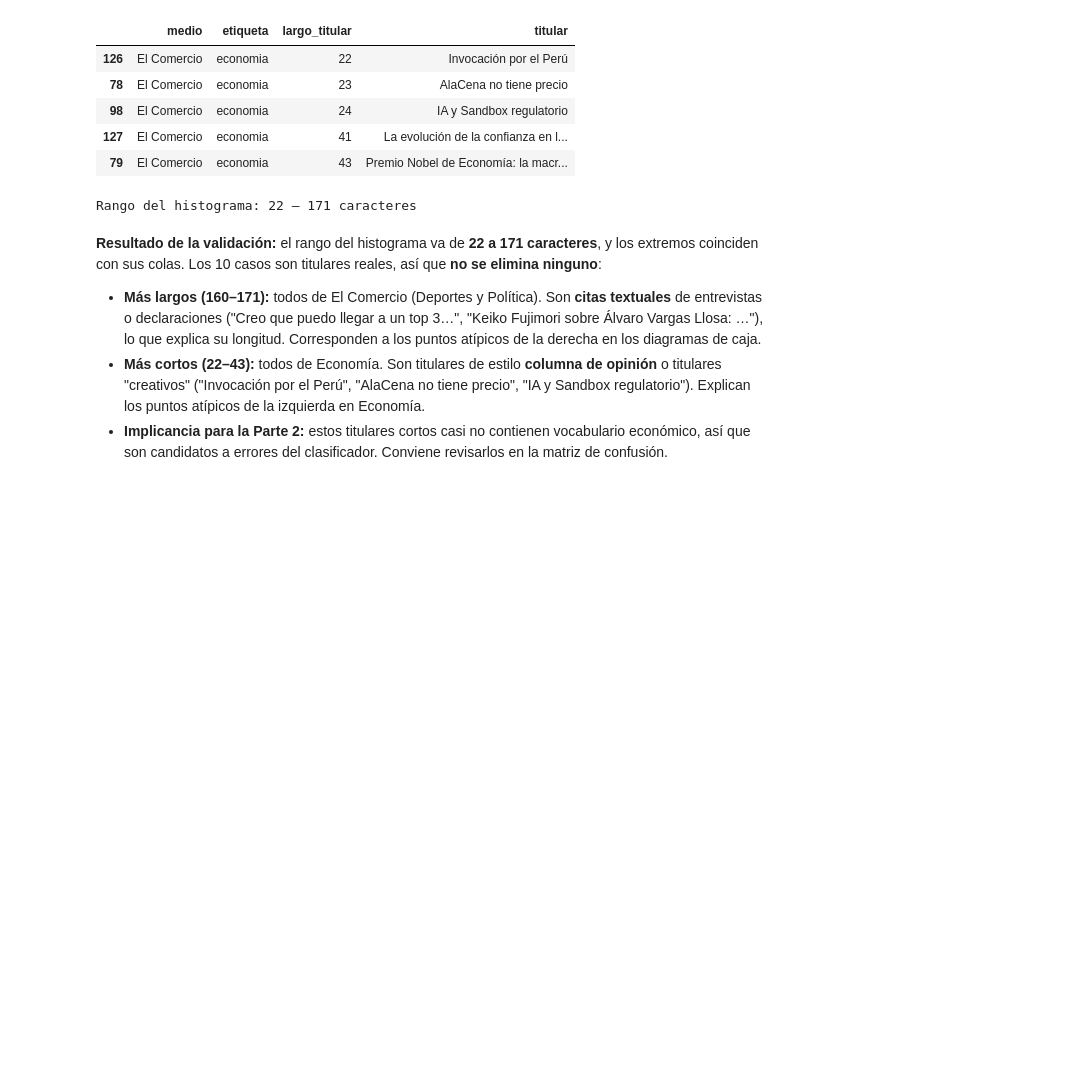
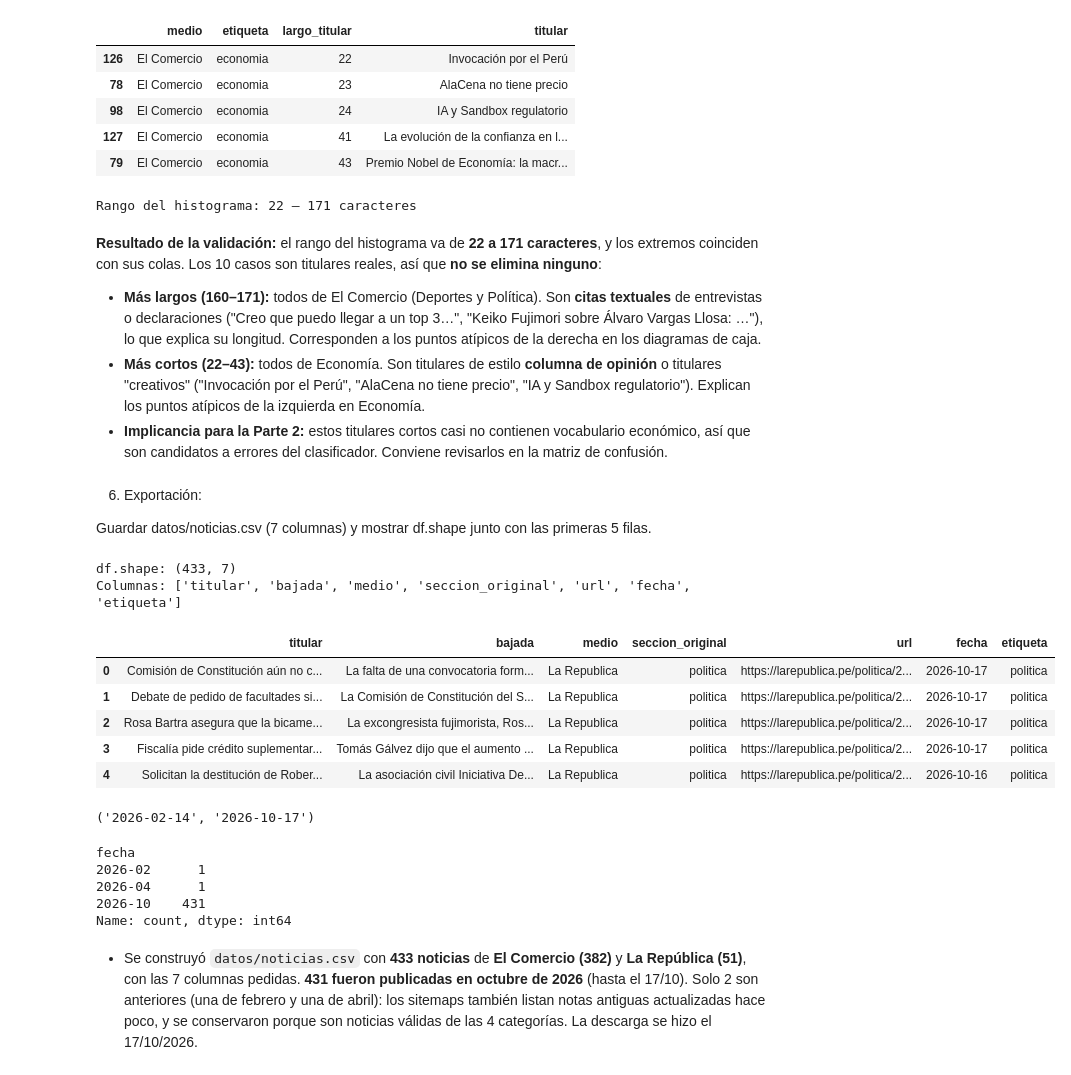
Before and after one commit to ValMur123/python_intermedio, a Jupyter notebook: tarea_1/01_recoleccion.ipynb, the cells around one changed output. Drawn from its saved outputs; the diff is of its cells as text; code cells hidden in the pictures; blank space fills up the shorter version.

```diff
--- a/tarea_1/01_recoleccion.ipynb
+++ b/tarea_1/01_recoleccion.ipynb
@@ -696,3 +658,48 @@ con sus colas. Los 10 casos son titulares reales, así que **no se elimina ningu
   la izquierda en Economía.
 - **Implicancia para la Parte 2:** estos titulares cortos casi no contienen vocabulario económico, así que son
   candidatos a errores del clasificador. Conviene revisarlos en la matriz de confusión.
+# %% [markdown]
+6. Exportación:
+
+Guardar datos/noticias.csv (7 columnas) y mostrar df.shape junto con las primeras 5 filas.
+# %%
+COLUMNAS = ["titular", "bajada", "medio", "seccion_original", "url", "fecha", "etiqueta"]
+
+# 1) Dataset final: solo las 7 columnas obligatorias, en el orden de la tarea
+final = df[COLUMNAS].reset_index(drop=True)
+final.to_csv(os.path.join(DIR_DATOS, "noticias.csv"), index=False, encoding="utf-8-sig")
+
+# 2) Evidencia de la limpieza: noticias descartadas y su motivo
+df_desc.to_csv(os.path.join(DIR_RAW, "descartadas.csv"), index=False, encoding="utf-8-sig")
+
+# 3) Verificación: leemos el archivo guardado y mostramos su forma y primeras 5 filas
+noticias = pd.read_csv(os.path.join(DIR_DATOS, "noticias.csv"), encoding="utf-8-sig")
+print("df.shape:", noticias.shape)
+print("Columnas:", list(noticias.columns))
+noticias.head(5)
+# %% [output]
+df.shape: (433, 7)
+Columnas: ['titular', 'bajada', 'medio', 'seccion_original', 'url', 'fecha', 'etiqueta']
+|  | titular | bajada | medio | seccion_original | url | fecha | etiqueta |
+| 0 | Comisión de Constitución aún no c... | La falta de una convocatoria form... | La Republica | politica | https://larepublica.pe/politica/2... | 2026-10-17 | politica |
+| 1 | Debate de pedido de facultades si... | La Comisión de Constitución del S... | La Republica | politica | https://larepublica.pe/politica/2... | 2026-10-17 | politica |
+| 2 | Rosa Bartra asegura que la bicame... | La excongresista fujimorista, Ros... | La Republica | politica | https://larepublica.pe/politica/2... | 2026-10-17 | politica |
+| 3 | Fiscalía pide crédito suplementar... | Tomás Gálvez dijo que el aumento ... | La Republica | politica | https://larepublica.pe/politica/2... | 2026-10-17 | politica |
+| 4 | Solicitan la destitución de Rober... | La asociación civil Iniciativa De... | La Republica | politica | https://larepublica.pe/politica/2... | 2026-10-16 | politica |
+# %%
+noticias["fecha"].min(), noticias["fecha"].max()
+# %% [output]
+('2026-02-14', '2026-10-17')
+# %%
+noticias["fecha"].str[:7].value_counts().sort_index()
+# %% [output]
+fecha
+2026-02      1
+2026-04      1
+2026-10    431
+Name: count, dtype: int64
+# %% [markdown]
+- Se construyó `datos/noticias.csv` con **433 noticias** de **El Comercio (382)** y **La República (51)**, con las
+  7 columnas pedidas. **431 fueron publicadas en octubre de 2026** (hasta el 17/10). Solo 2 son anteriores
+  (una de febrero y una de abril): los sitemaps también listan notas antiguas actualizadas hace poco, y se
+  conservaron porque son noticias válidas de las 4 categorías. La descarga se hizo el 17/10/2026.
```
Also changed, not shown: parts of 3 cells of this notebook, 2 other files.
